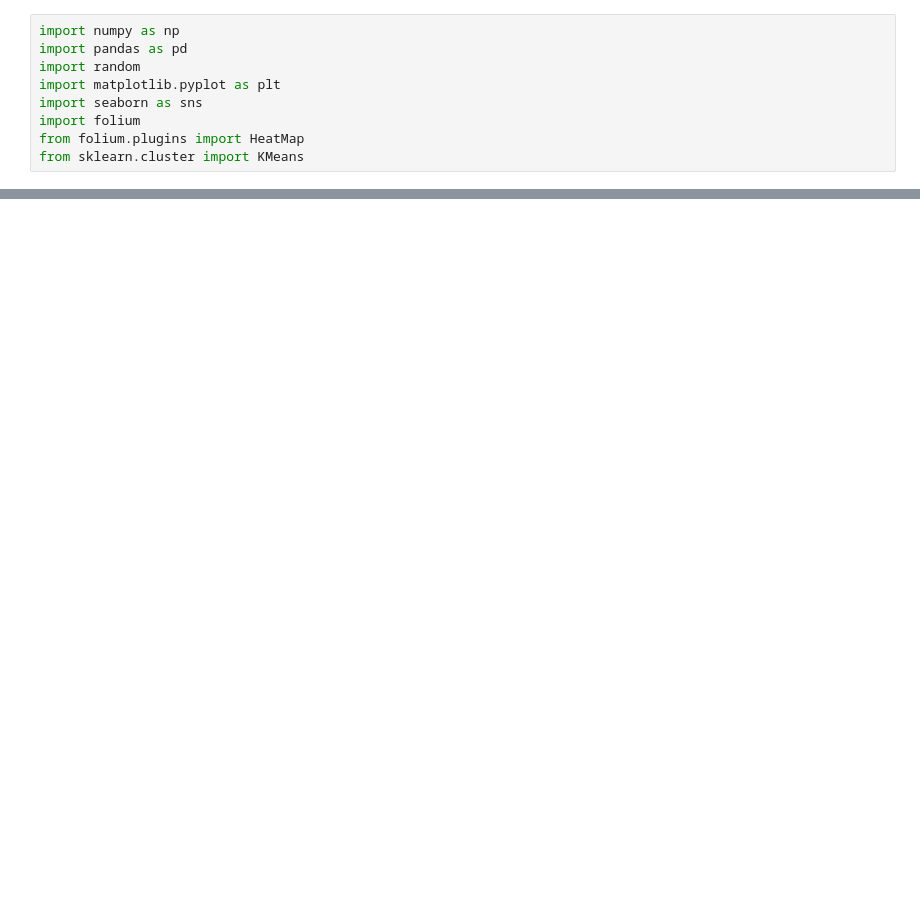
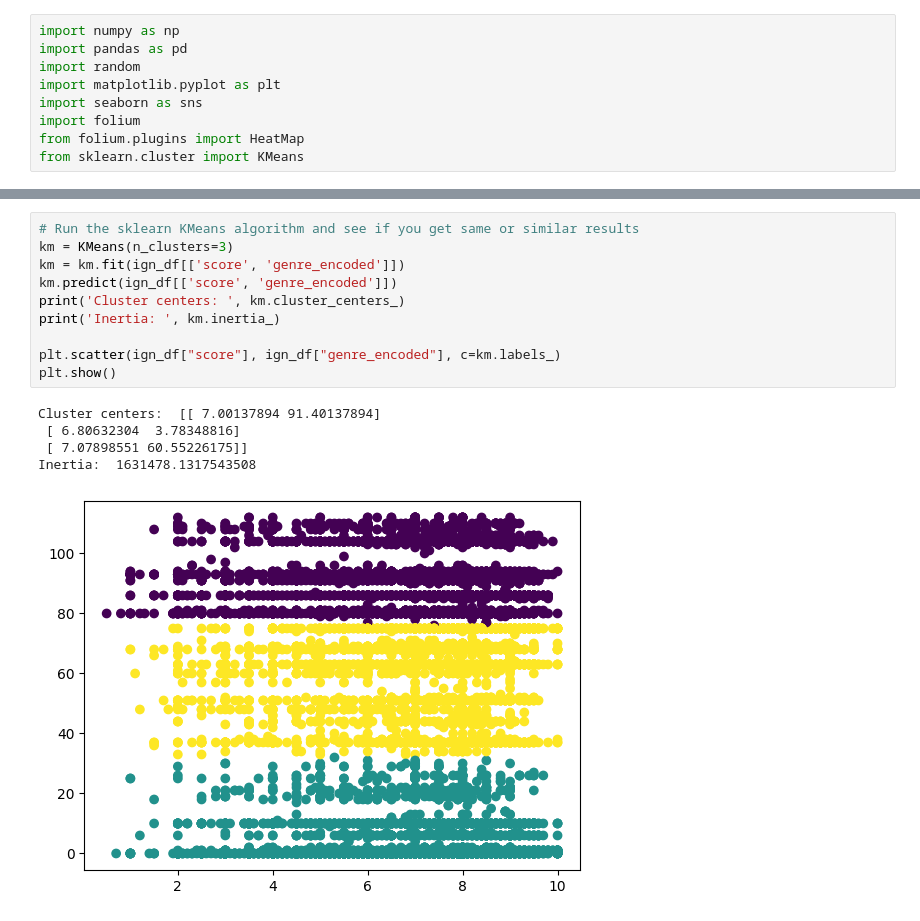
Before and after one commit to FranciscoTeon/Video-game-ratings-best-to-worst-Data-Analysis, a Jupyter notebook: IGN_Clustering.ipynb, the cells around one changed output, grey strips where cells are left out. Saved outputs shown, nothing was run; the diff lists cells and outputs as text; blank space fills up the shorter version.

```diff
--- a/IGN_Clustering.ipynb
+++ b/IGN_Clustering.ipynb
@@ -33,0 +106,16 @@ class CutsomKMeans:
+# %%
+# Run the sklearn KMeans algorithm and see if you get same or similar results
+km = KMeans(n_clusters=3)
+km = km.fit(ign_df[['score', 'genre_encoded']])
+km.predict(ign_df[['score', 'genre_encoded']])
+print('Cluster centers: ', km.cluster_centers_)
+print('Inertia: ', km.inertia_)
+
+plt.scatter(ign_df["score"], ign_df["genre_encoded"], c=km.labels_)
+plt.show()
+# %% [output]
+Cluster centers:  [[ 7.00137894 91.40137894]
+ [ 6.80632304  3.78348816]
+ [ 7.07898551 60.55226175]]
+Inertia:  1631478.1317543508
+[figure, added]
```
Also changed, not shown: parts of 8 cells of this notebook.
